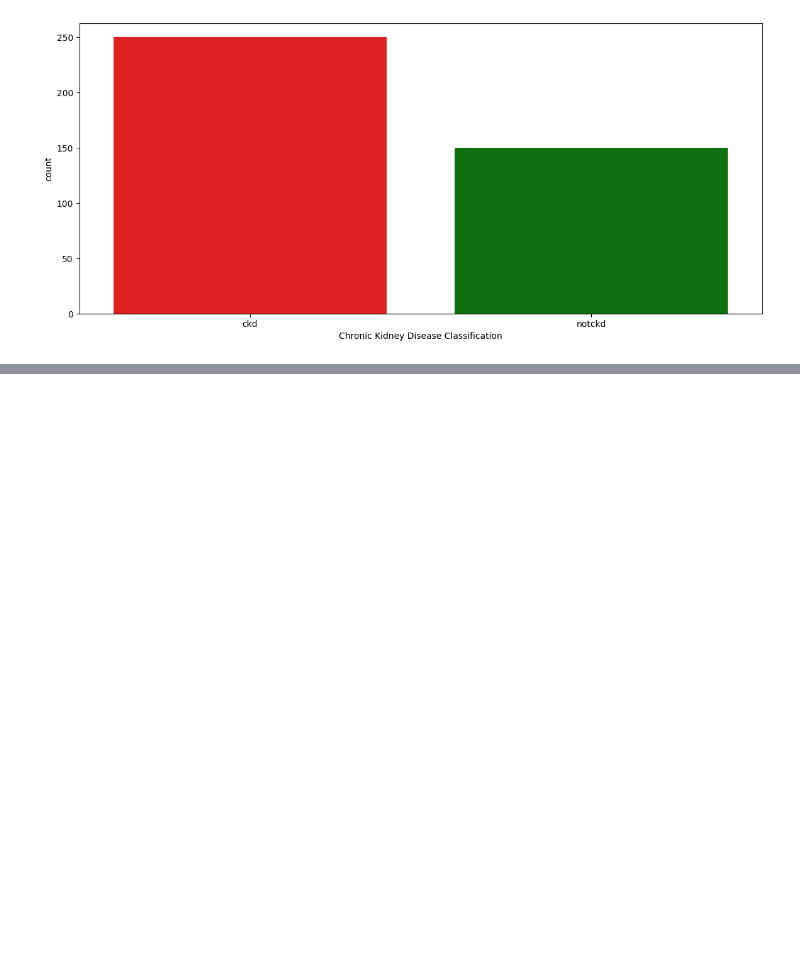
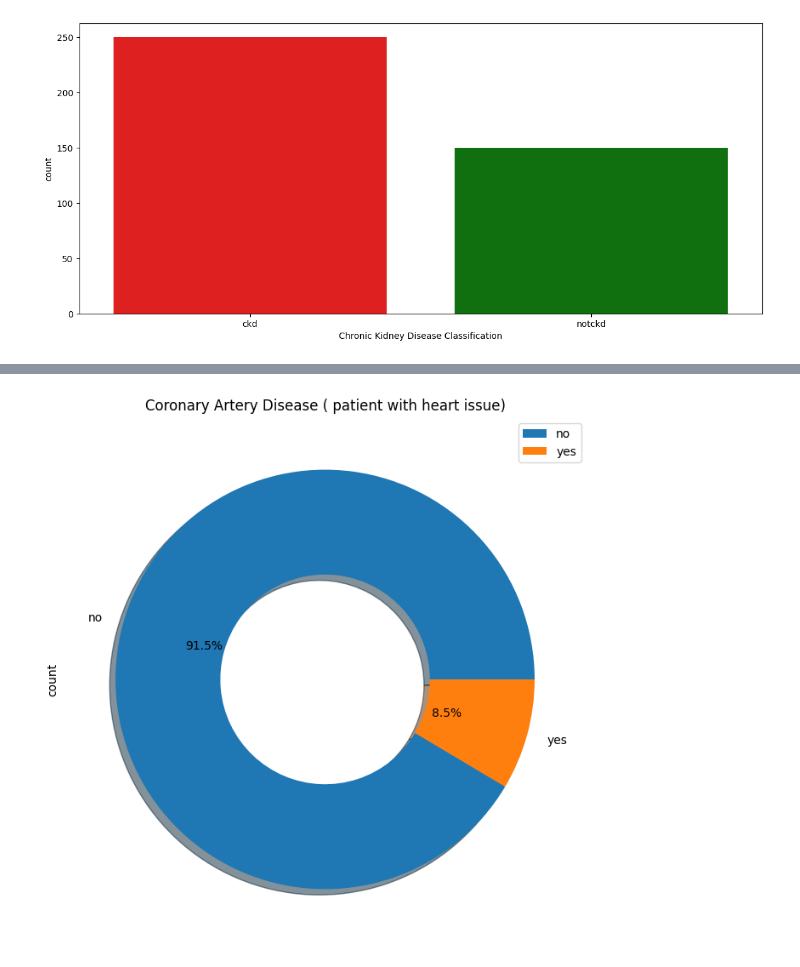
Before and after one commit to vedprakash8721/Abhishek-Data-Science-Portfolio, a Jupyter notebook: ML PW/Module 2 ( EDA exploratory data analysis )/EDA CHRONIC DATA .ipynb, the cells around one changed output, grey strips where cells are left out. Drawn from its saved outputs; the diff is of its cells as text; code cells hidden in the pictures; blank space fills up the shorter version.

```diff
--- a/ML PW/Module 2 ( EDA exploratory data analysis )/EDA CHRONIC DATA .ipynb
+++ b/ML PW/Module 2 ( EDA exploratory data analysis )/EDA CHRONIC DATA .ipynb
@@ -199,0 +267,8 @@ plt.show()
+# %%
+plt.figure(figsize=(10,8))
+df['Coronary Artery Disease'].value_counts().plot.pie(autopct='%1.1f%%',wedgeprops=dict(width=0.5),shadow=True,explode=(0,0.0))
+plt.title('Coronary Artery Disease ( patient with heart issue)')
+plt.legend()
+plt.show()
+# %% [output]
+[figure, added]
```
Also changed, not shown: parts of 4 cells of this notebook.
